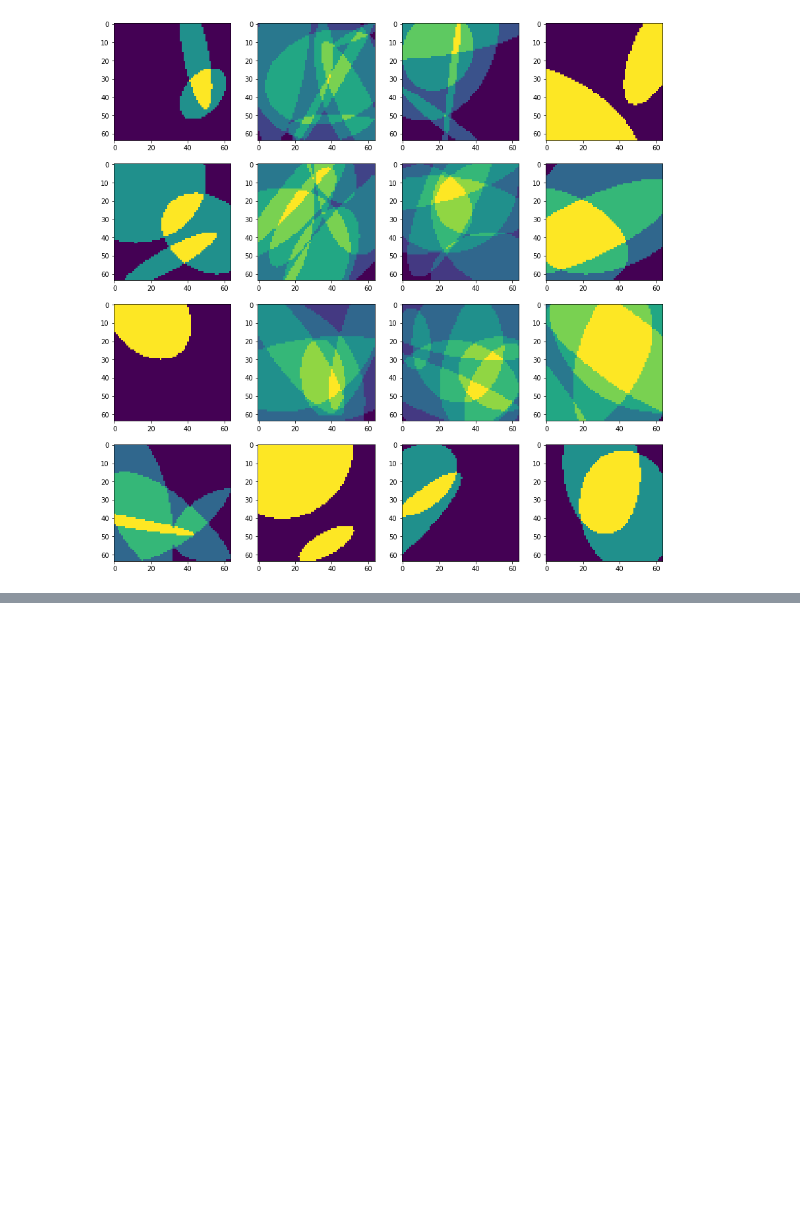
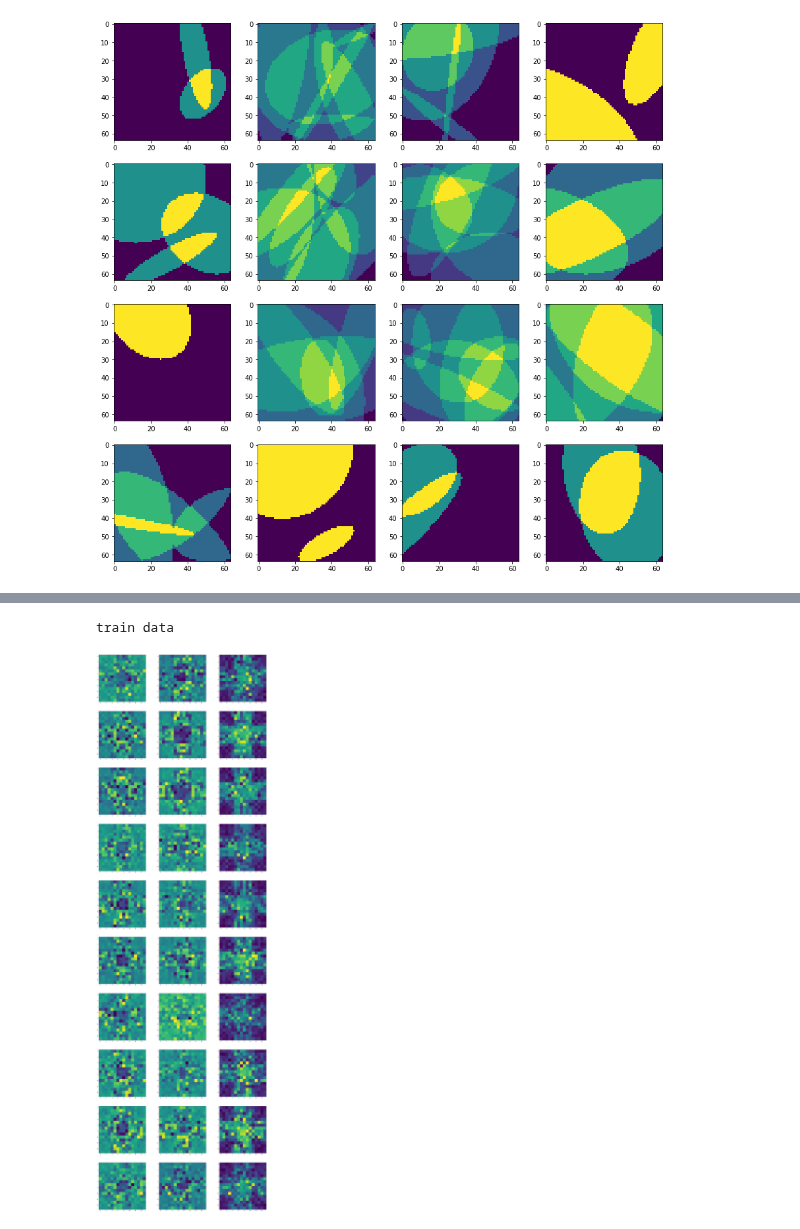
Before and after one commit to Hirochon/laboratory, a Jupyter notebook: experiment/visualize_surface.ipynb, the cells around one changed output, grey strips where cells are left out. Saved outputs shown, nothing was run; the diff lists cells and outputs as text; code cells hidden in the pictures; blank space fills up the shorter version.

```diff
--- a/experiment/visualize_surface.ipynb
+++ b/experiment/visualize_surface.ipynb
@@ -52,3 +52,9 @@ plt.show()
 # %% [output]
 train data
 [figure]
+# %%
+with open('train_mirror_data_2020_0911.pkl', 'rb') as f:
+    train_surf = pickle.load(f)
+
+with open('test_mirror_data_2020_0911.pkl', 'rb') as f:
+    test_surf = pickle.load(f)
@@ -54,0 +81,17 @@ train data
+# %%
+roop = ['x', 'y', 'z']
+
+print("train data")
+
+fig = plt.figure(figsize=(30,100))
+for j in range(0, 30, 3):
+    fig.add_subplot(10, 3, j+1)
+    plt.imshow(np.real(train_surf[j][roop[2]]))
+    fig.add_subplot(10, 3, j+2)
+    plt.imshow(np.imag(train_surf[j][roop[2]]))
+    fig.add_subplot(10, 3, j+3)
+    plt.imshow(np.abs(train_surf[j][roop[2]]))
+plt.show()
+# %% [output]
+train data
+[figure, added]
```
Also changed, not shown: parts of 1 cell of this notebook, 1 other file.
